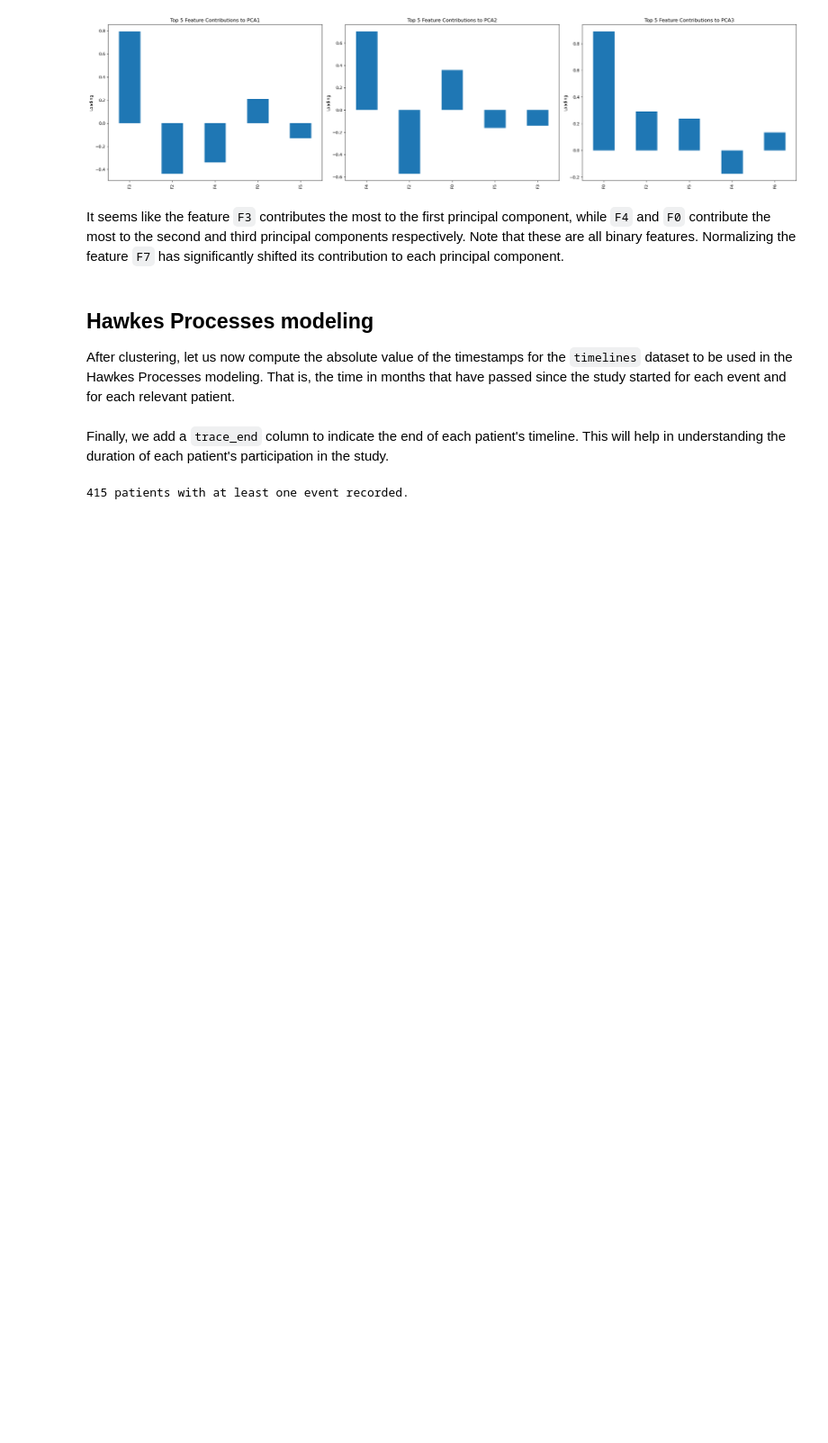
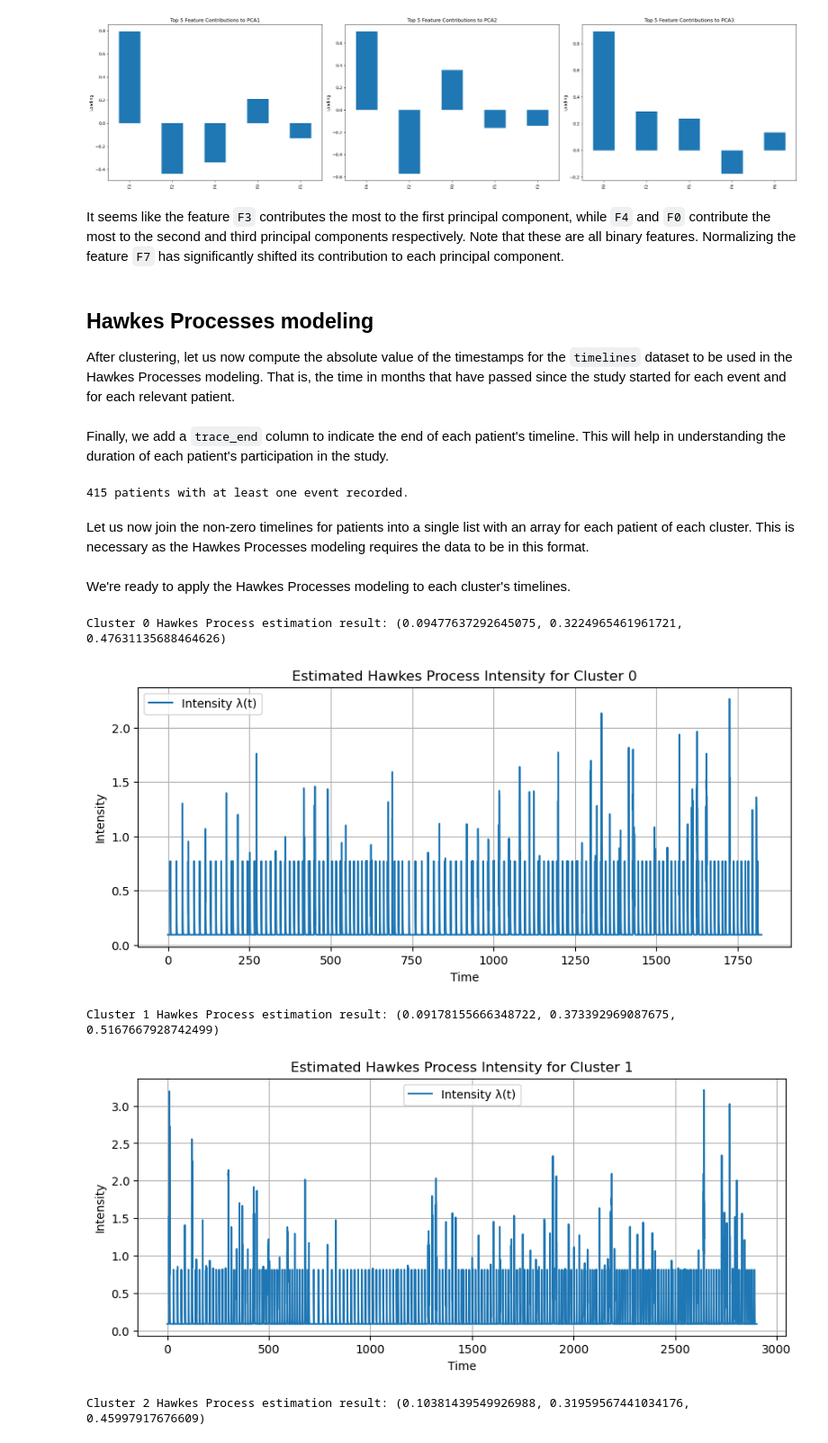
Before and after one commit to javierferna/point-processes-hawkes, a Jupyter notebook: point_processes.ipynb, the cells around one changed output. Shown at 90% size. Drawn from its saved outputs; the diff is of its cells as text; code cells hidden in the pictures; blank space fills up the shorter version.

Commit message:
Add report + fit Hawkes processes

```diff
--- a/point_processes.ipynb
+++ b/point_processes.ipynb
@@ -243,3 +254,5 @@ absolute_timelines["trace_end"] = absolute_timelines[time_columns].apply(get_tra
 print(len(absolute_timelines), "patients with at least one event recorded.")
 # %% [output]
 415 patients with at least one event recorded.
+# %% [markdown]
+Let us now join the non-zero timelines for patients into a single list with an array for each patient of each cluster. This is necessary as the Hawkes Processes modeling requires the data to be in this format.
@@ -245,0 +285,41 @@ print(len(absolute_timelines), "patients with at least one event recorded.")
+# %% [markdown]
+We're ready to apply the Hawkes Processes modeling to each cluster's timelines.
+# %%
+from HawkesPyLib.inference import ExpHawkesProcessInference
+
+parameters = []
+
+# Apply Hawkes Processes modeling to each cluster's timelines
+for cluster in sorted(cluster_data["Cluster"].unique()):
+    events = clustered_timelines[cluster]  # Should be a 1D numpy array
+    last_event = events[-1] + 12
+
+    hawkes_inference = ExpHawkesProcessInference()
+    result = hawkes_inference.estimate_grid(events, T=last_event, return_params=True)
+
+    if result is not None and isinstance(result, tuple):
+        mu, nu, theta = result
+        parameters.append({"Cluster": cluster, "mu": mu, "nu": nu, "theta": theta})
+        print(f"Cluster {cluster} Hawkes Process estimation result: {result}")
+    else:
+        print(f"Cluster {cluster}: Hawkes Process estimation failed.")
+
+    intensity = hawkes_inference.intensity(step_size=0.1)
+
+    timestamps = intensity[:, 0]
+    intensity_values = intensity[:, 1]
+
+    plt.figure(figsize=(10, 4))
+    plt.plot(timestamps, intensity_values, label='Intensity λ(t)')
+    plt.xlabel('Time')
+    plt.ylabel('Intensity')
+    plt.title('Estimated Hawkes Process Intensity for Cluster {}'.format(cluster))
+    plt.legend()
+    plt.grid(True)
+    plt.show()
+# %% [output]
+Cluster 0 Hawkes Process estimation result: (0.09477637292645075, 0.3224965461961721, 0.47631135688464626)
+[figure, added]
+Cluster 1 Hawkes Process estimation result: (0.09178155666348722, 0.373392969087675, 0.5167667928742499)
+[figure, added]
+Cluster 2 Hawkes Process estimation result: (0.10381439549926988, 0.31959567441034176, 0.45997917676609)
```
Also changed, not shown: parts of 5 cells of this notebook, 1 other file.
